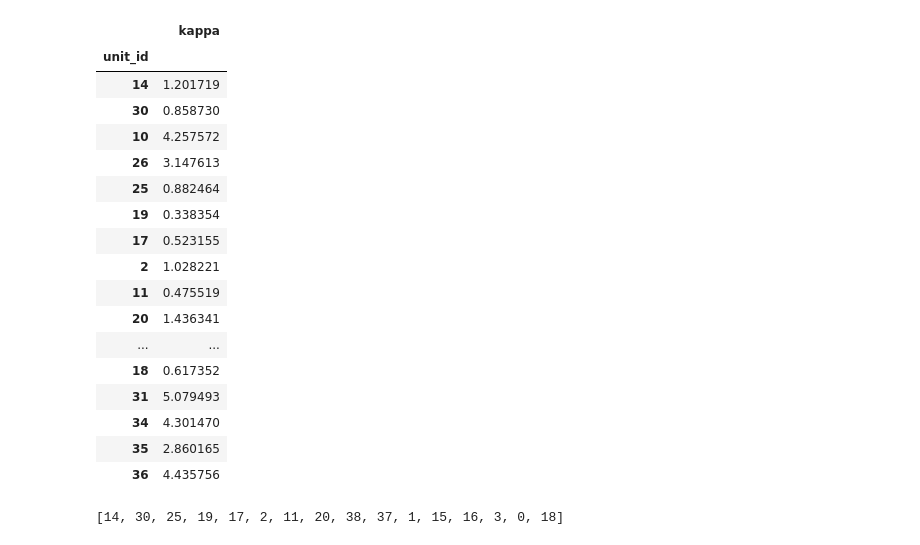
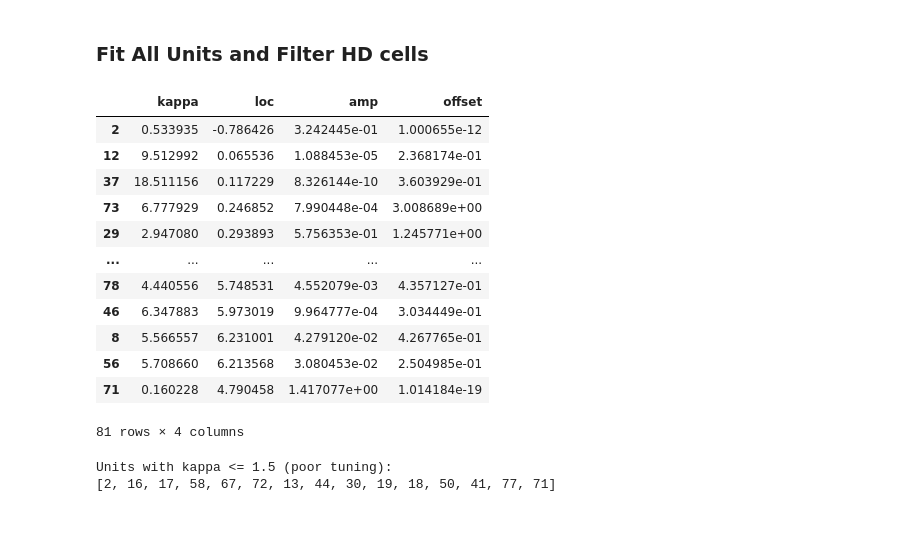
Before and after one commit to Senzai-Lab/nrem_sc, a Jupyter notebook: scripts/tuning_curves.ipynb, the cells around one changed output. Saved outputs shown, nothing was run; the diff lists cells and outputs as text; code cells hidden in the pictures.

```diff
--- a/scripts/tuning_curves.ipynb
+++ b/scripts/tuning_curves.ipynb
@@ -37,7 +42,9 @@ prj.view
 # %%
-active_wake     = nap.load_file(PROCESSED_DATA_PATH / "active_wake.npz")
-hd_spikes       = nap.load_file(PROCESSED_DATA_PATH / "hd_spikes_openfield.npz")
-hd_angle        = nap.load_file(PROCESSED_DATA_PATH / "angle_openfield.npz")
+unit_id = '116b'
+
+# active_wake     = nap.load_file(PROCESSED_DATA_PATH / "active_wake.npz")
+hd_spikes       = nap.load_file(PROCESSED_DATA_PATH / unit_id / "hd_spikes_total.npz")
+hd_angle        = nap.load_file(PROCESSED_DATA_PATH / unit_id / "angle_openfield.npz")
 
 # Convert head direction to radians for polar plotting
 hd_angle = np.deg2rad(hd_angle)
@@ -237,35 +129,32 @@ Saved fitted plots and kappa values to D:\common_datasets\ucsf\interim
+# %% [markdown]
+### Fit All Units and Filter HD cells
 # %%
-import pandas as pd
-
-kappa_df = pd.read_csv(INTERIM_DATA_PATH / "tuning_curve_kappa.csv", index_col='unit_id')
-kappa_df
+# Load previously saved fit results
+fit_results = pd.read_csv(INTERIM_DATA_PATH / unit_id / "tuning_curve_fits.csv", index_col=0)
+fit_results
 # %% [output]
-|  | kappa |
-| unit_id |  |
-| 14 | 1.201719 |
-| 30 | 0.858730 |
-| 10 | 4.257572 |
-| 26 | 3.147613 |
-| 25 | 0.882464 |
-| 19 | 0.338354 |
-| 17 | 0.523155 |
-| 2 | 1.028221 |
-| 11 | 0.475519 |
-| 20 | 1.436341 |
-| ... | ... |
-| 18 | 0.617352 |
-| 31 | 5.079493 |
-| 34 | 4.301470 |
-| 35 | 2.860165 |
-| 36 | 4.435756 |
+|  | kappa | loc | amp | offset |
+| 2 | 0.533935 | -0.786426 | 3.242445e-01 | 1.000655e-12 |
+| 12 | 9.512992 | 0.065536 | 1.088453e-05 | 2.368174e-01 |
+| 37 | 18.511156 | 0.117229 | 8.326144e-10 | 3.603929e-01 |
+| 73 | 6.777929 | 0.246852 | 7.990448e-04 | 3.008689e+00 |
+| 29 | 2.947080 | 0.293893 | 5.756353e-01 | 1.245771e+00 |
+| ... | ... | ... | ... | ... |
+| 78 | 4.440556 | 5.748531 | 4.552079e-03 | 4.357127e-01 |
+| 46 | 6.347883 | 5.973019 | 9.964777e-04 | 3.034449e-01 |
+| 8 | 5.566557 | 6.231001 | 4.279120e-02 | 4.267765e-01 |
+| 56 | 5.708660 | 6.213568 | 3.080453e-02 | 2.504985e-01 |
+| 71 | 0.160228 | 4.790458 | 1.417077e+00 | 1.014184e-19 |
+81 rows × 4 columns
 # %%
-kappa_df
+# Filter units by kappa threshold (tuning sharpness)
+k_threshold = 1.5
 
-# mua = 0 # unit with multiple tuning peaks
-k_threshold = 1.6
+poorly_tuned = fit_results[fit_results['kappa'] <= k_threshold]
+to_be_removed = list(poorly_tuned.index)
 
-to_be_removed = list(kappa_df[kappa_df['kappa'] <= k_threshold].index)
-# to_be_removed += [mua]
-to_be_removed
+print(f"Units with kappa <= {k_threshold} (poor tuning):")
+print(to_be_removed)
 # %% [output]
-[14, 30, 25, 19, 17, 2, 11, 20, 38, 37, 1, 15, 16, 3, 0, 18]
+Units with kappa <= 1.5 (poor tuning):
+[2, 16, 17, 58, 67, 72, 13, 44, 30, 19, 18, 50, 41, 77, 71]
```
Also changed, not shown: parts of 15 cells of this notebook, 22 other files.
